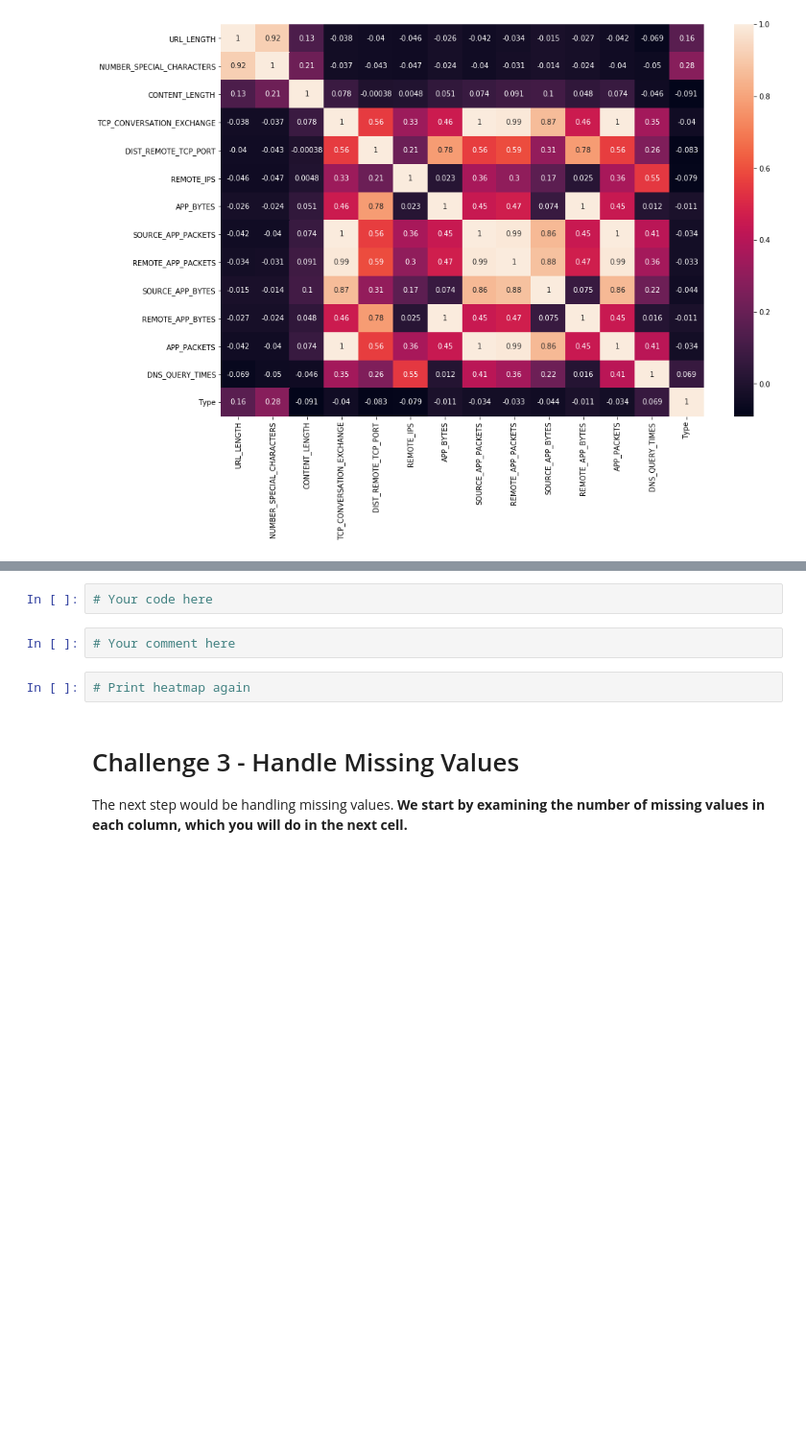
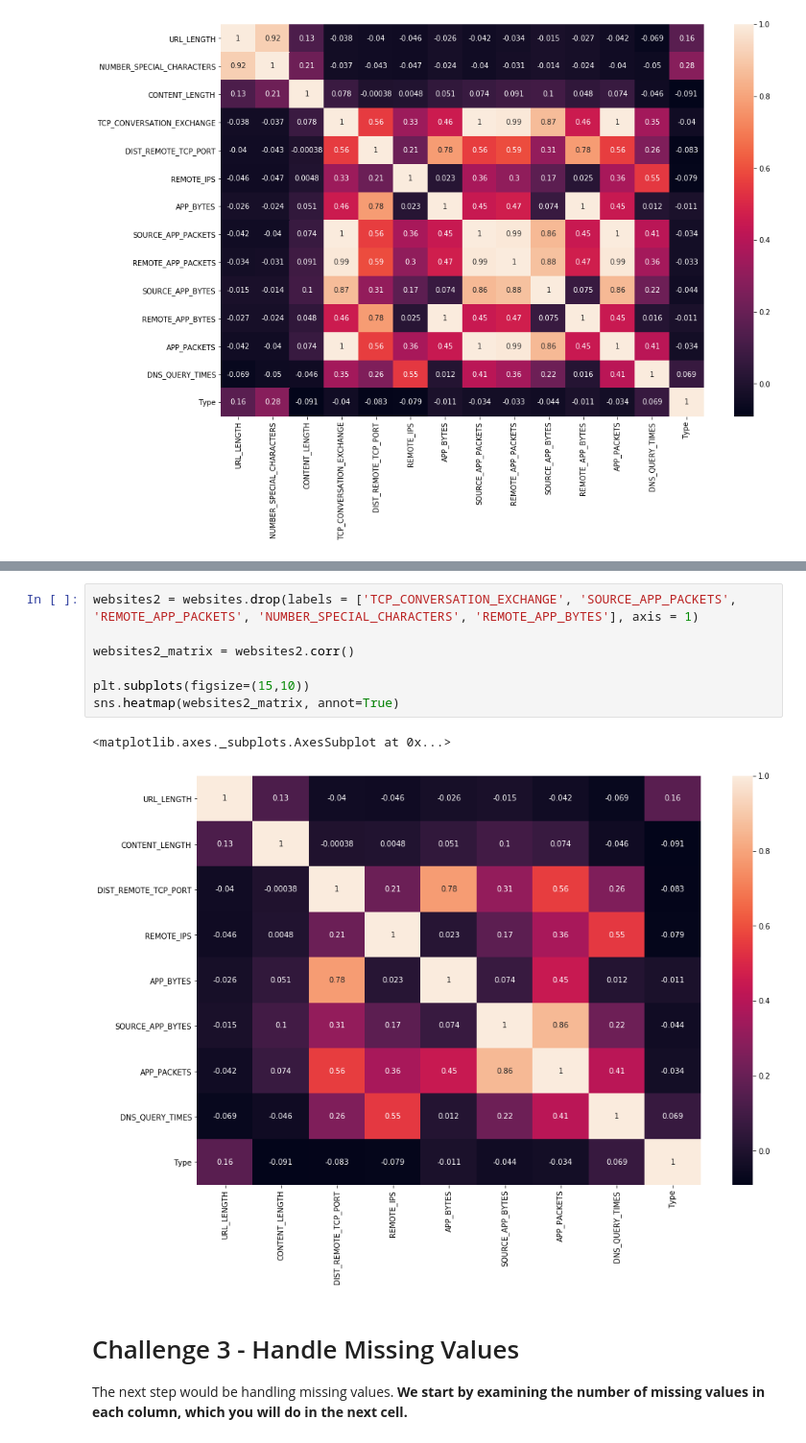
Before and after one commit to marisfont/madrid-oct-2018, a Jupyter notebook: module-3/lab-supervised-learning/your-code/main.ipynb, the cells around one changed output, grey strips where cells are left out. Shown: that part at 96% size. Drawn from its saved outputs; the diff is of its cells as text; blank space fills up the shorter version.

```diff
--- a/module-3/lab-supervised-learning/your-code/main.ipynb
+++ b/module-3/lab-supervised-learning/your-code/main.ipynb
@@ -157,9 +167,13 @@ In the cells below, remove as few columns as you can to eliminate the high colli
-# %%
-# Your code here
-# %%
-# Your comment here
-# %%
-# Print heatmap again
+# %%
+websites2 = websites.drop(labels = ['TCP_CONVERSATION_EXCHANGE', 'SOURCE_APP_PACKETS', 'REMOTE_APP_PACKETS', 'NUMBER_SPECIAL_CHARACTERS', 'REMOTE_APP_BYTES'], axis = 1)
+
+websites2_matrix = websites2.corr()
+
+plt.subplots(figsize=(15,10))
+sns.heatmap(websites2_matrix, annot=True)
+# %% [output]
+<matplotlib.axes._subplots.AxesSubplot at 0x...>
+[figure, added]
 # %% [markdown]
 # Challenge 3 - Handle Missing Values
 
```
Also changed, not shown: parts of 1 cell of this notebook.
